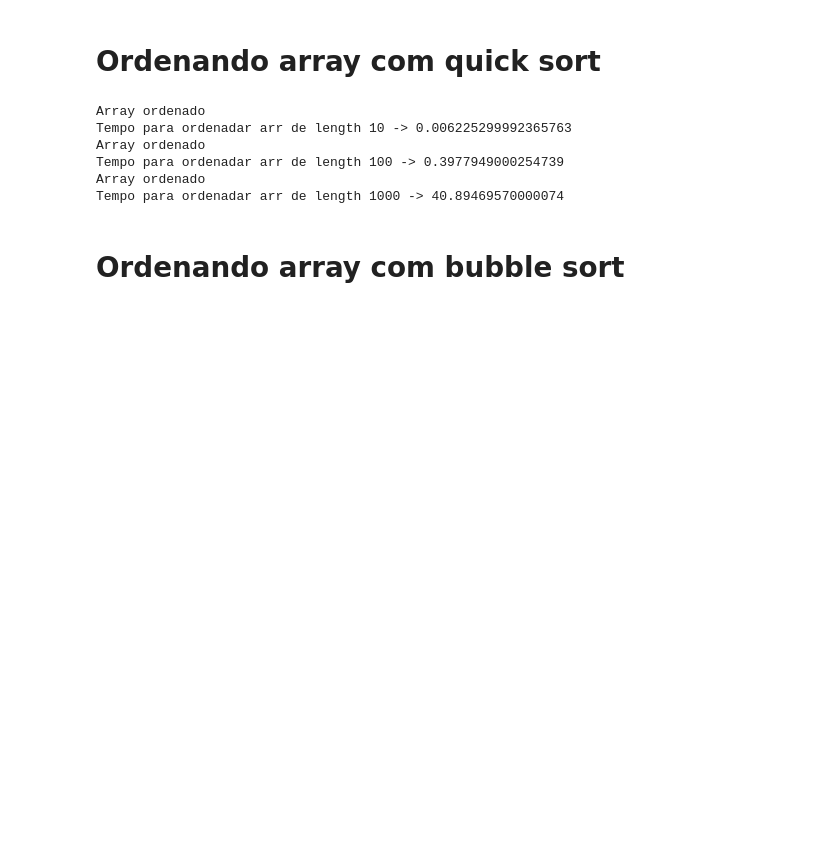
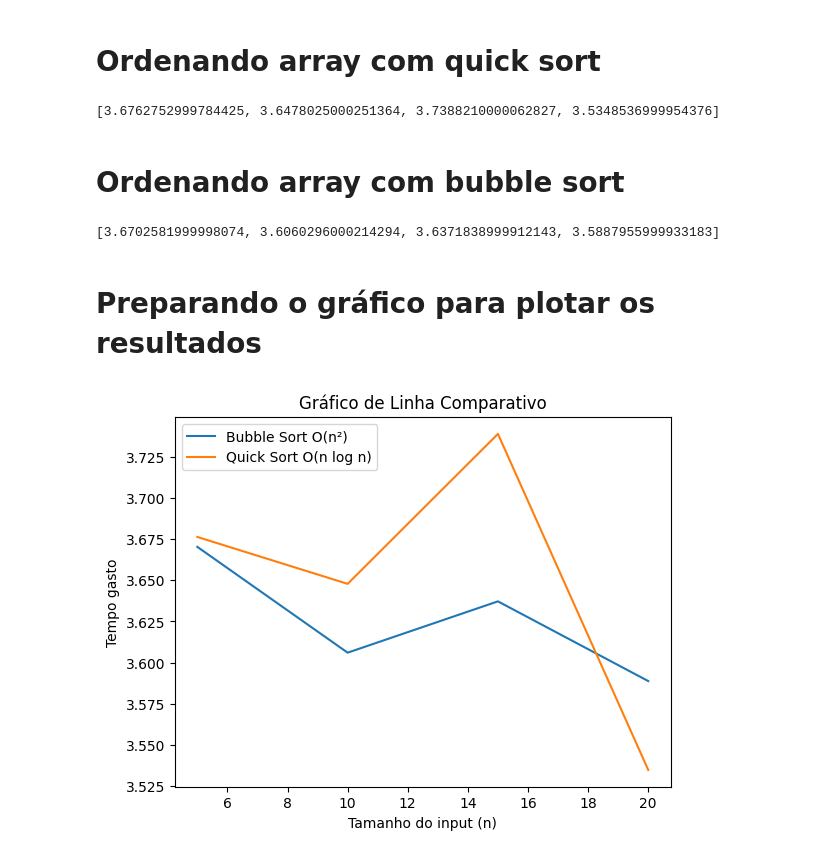
Before and after one commit to IvanCCO/Analise-Algoritmo, a Jupyter notebook: atividade_sort.ipynb, the cells around one changed output. Drawn from its saved outputs; the diff is of its cells as text; code cells hidden in the pictures; blank space fills up the shorter version.

```diff
--- a/atividade_sort.ipynb
+++ b/atividade_sort.ipynb
@@ -103,17 +111,46 @@ for i in n:
 # %% [markdown]
 # Ordenando array com quick sort
-# %%
-for i in arr:
-
-    tempo = timeit.timeit(lambda: quick_sort(i, 0, len(i) - 1))
-    print("Array ordenado")
-    print(f"Tempo para ordenadar arr de length {len(i)} -> {tempo}")
-# %% [output]
-Array ordenado
-Tempo para ordenadar arr de length 10 -> 0.006225299992365763
-Array ordenado
-Tempo para ordenadar arr de length 100 -> 0.3977949000254739
-Array ordenado
-Tempo para ordenadar arr de length 1000 -> 40.89469570000074
+# %%
+tempo_y_qs = []
+memoria_y_qs = []
+
+def aux(arr):
+    memoria, resultado = memory_usage((quick_sort, (arr, 0, len(arr)-1), {}), max_usage=True, retval=True)
+
+for i in arr:
+    timer = timeit.Timer(partial(aux, i))
+    tempo_execucao = timer.timeit(number=1)
+    tempo_y_qs.append(tempo_execucao)
+
+print(tempo_y_qs)
+# %% [output]
+[3.6762752999784425, 3.6478025000251364, 3.7388210000062827, 3.5348536999954376]
 # %% [markdown]
 # Ordenando array com bubble sort
+# %%
+tempo_y_bs = []
+memoria_y_bs = []
+
+def aux2(arr):
+    memoria, resultado = memory_usage((bubble_sort, (arr,), {}), max_usage=True, retval=True)
+
+for i in arr:
+    timer = timeit.Timer(partial(aux2, i))
+    tempo_execucao = timer.timeit(number=1)
+    tempo_y_bs.append(tempo_execucao)
+
+print(tempo_y_bs)
+# %% [output]
+[3.6702581999998074, 3.6060296000214294, 3.6371838999912143, 3.5887955999933183]
+# %% [markdown]
+# Preparando o gráfico para plotar os resultados
+# %%
+def plot_grafico_de_linha(x, y1, y2):
+    plt.plot(x, y1, label='Bubble Sort O(n²)')  # Linha para o primeiro conjunto de dados
+    plt.plot(x, y2, label='Quick Sort O(n log n)')  # Linha para o segundo conjunto de dados
+
+    plt.xlabel('Tamanho do input (n)')
+    plt.ylabel('Tempo gasto')
+    plt.title('Gráfico de Linha Comparativo')
+    plt.legend()
+    plt.show()
@@ -119,0 +159,4 @@ Tempo para ordenadar arr de length 1000 -> 40.89469570000074
+# %%
+plot_grafico_de_linha(nx, tempo_y_bs, tempo_y_qs)
+# %% [output]
+[figure, added]
```
Also changed, not shown: parts of 4 cells of this notebook.
